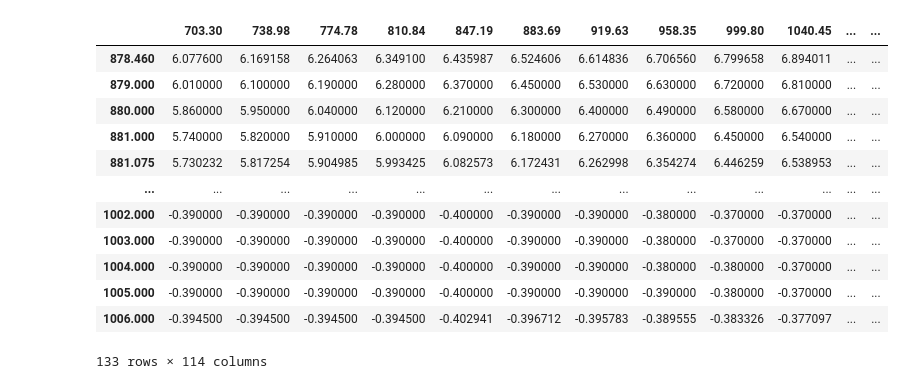
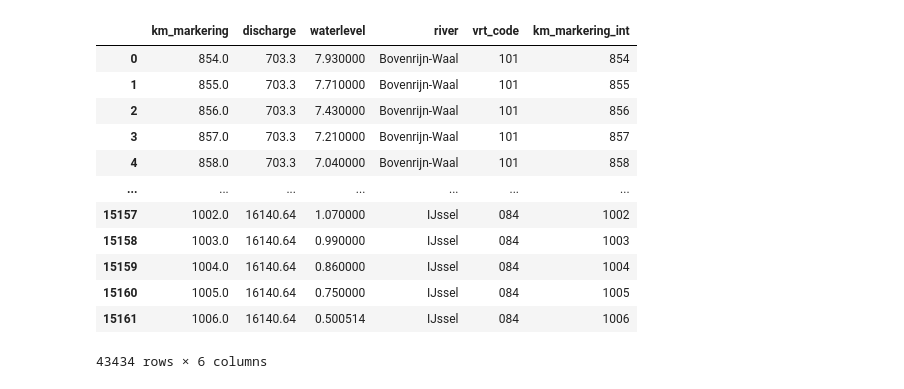
Before and after one commit to Deltares-research/digitaltwin-waterway, a Jupyter notebook: notebooks/waterdepths/read_waterdepth.ipynb, the cells around one changed output. Cells and saved outputs as stored; diff of their text form; code cells hidden in the pictures.

Commit message:
water depth update

```diff
--- a/notebooks/waterdepths/read_waterdepth.ipynb
+++ b/notebooks/waterdepths/read_waterdepth.ipynb
@@ -5,0 +9,2 @@ import geojson
+# %%
+data_dir = pathlib.Path('~/data/river/dtv/betrekkingslijnen')
@@ -6,12 +33,8 @@ import geojson
 # %%
 # betrekkingslijnen (From Remi)
-data = Path('~/data/vaarwegen/Betrekkingslijnen2018/Betrekkingslijnen_2018_h-Lobith_650-1780_rkm.xlsx')
-
-# https://geodata.nationaalgeoregister.nl/nwbvaarwegen/wfs?request=GetFeature&service=WFS&version=2.0.0&outputFormat=json&typeNames=nwbvaarwegen:kmmarkeringen
-kmmarkering = Path('~/data/vaarwegen/kilometerraaien/kmmarkeringen.geojson').expanduser()
-
-# https://geodata.nationaalgeoregister.nl/nwbvaarwegen/wfs?request=GetFeature&service=WFS&version=1.1.0&outputFormat=json&typeName=vaarwegvakken
-vaarwegvakken = Path('~/data/vaarwegen/kilometerraaien/vaarwegvakken.geojson').expanduser()
+betrekkingslijnen_lobith_path = data_dir / 'Betrekkingslijnen2018' / 'Betrekkingslijnen_2018_h-Lobith_650-1780_rkm.xlsx'
+kmmarkering_path = data_dir / 'kmmarkeringen.geojson'
+vaarwegvakken_path = data_dir / 'vaarwegvakken.geojson'
 
 # Excel sheet names with corresponding vaarwegvakken names
 sheet_names = {
@@ -19,26 +42,49 @@ sheet_names = {
     "Pkan-NRijn-Lek": "Pannerdensch Kanaal|Neder-Rijn|Lek",
     "IJssel": "IJssel"
 }
+
+
+name_vaarweg_codes = {
+    "Bovenrijn-Waal": "101",
+    "IJssel": "084",
+    "Pkan-NRijn-Lek": "103"
+}
 # %%
 # Read betrekingslijnen  NOTE: usecols is hardcoded!
-df = pd.read_excel(data, sheet_name=list(sheet_names.keys()), skiprows=[0, 1, 3, 4, 5], header=0, usecols="B:DL", index_col=0)
+lobith_df = pd.read_excel(betrekkingslijnen_lobith_path, sheet_name=list(sheet_names.keys()), skiprows=[0, 1, 3, 4, 5], header=0, usecols="B:DL", index_col=0)
 # %%
 # Column: Discharge Lobith [m3/s]
 # Row: Kilometermarkering
 # Cell: ws -> waterstand [m+NAP]
 
-df['IJssel']
+ # (name='km-markering')
+
+river_dfs = []
+for sheet_name in sheet_names:
+    river_df = lobith_df[sheet_name]
+    river_with_km = river_df.reset_index().rename(columns={'index': 'km_markering'})
+    river_flat = river_with_km.melt(id_vars=['km_markering'], value_name='waterlevel')
+    river_flat = river_flat.rename(columns={'variable': 'discharge'})
+    river_flat['river'] = sheet_name
+    river_flat['vrt_code'] = name_vaarweg_codes[sheet_name]
+    river_dfs.append(river_flat)
+
+river_df = pd.concat(river_dfs)
+river_df = river_df.dropna()
+
+river_df['km_markering_int'] = np.floor(river_df['km_markering']).astype('int')
+river_df
 # %% [output]
-|  | 703.30 | 738.98 | 774.78 | 810.84 | 847.19 | 883.69 | 919.63 | 958.35 | 999.80 | 1040.45 | ... | ... |
-| 878.460 | 6.077600 | 6.169158 | 6.264063 | 6.349100 | 6.435987 | 6.524606 | 6.614836 | 6.706560 | 6.799658 | 6.894011 | ... | ... |
-| 879.000 | 6.010000 | 6.100000 | 6.190000 | 6.280000 | 6.370000 | 6.450000 | 6.530000 | 6.630000 | 6.720000 | 6.810000 | ... | ... |
-| 880.000 | 5.860000 | 5.950000 | 6.040000 | 6.120000 | 6.210000 | 6.300000 | 6.400000 | 6.490000 | 6.580000 | 6.670000 | ... | ... |
-| 881.000 | 5.740000 | 5.820000 | 5.910000 | 6.000000 | 6.090000 | 6.180000 | 6.270000 | 6.360000 | 6.450000 | 6.540000 | ... | ... |
-| 881.075 | 5.730232 | 5.817254 | 5.904985 | 5.993425 | 6.082573 | 6.172431 | 6.262998 | 6.354274 | 6.446259 | 6.538953 | ... | ... |
-| ... | ... | ... | ... | ... | ... | ... | ... | ... | ... | ... | ... | ... |
-| 1002.000 | -0.390000 | -0.390000 | -0.390000 | -0.390000 | -0.400000 | -0.390000 | -0.390000 | -0.380000 | -0.370000 | -0.370000 | ... | ... |
-| 1003.000 | -0.390000 | -0.390000 | -0.390000 | -0.390000 | -0.400000 | -0.390000 | -0.390000 | -0.380000 | -0.370000 | -0.370000 | ... | ... |
-| 1004.000 | -0.390000 | -0.390000 | -0.390000 | -0.390000 | -0.400000 | -0.390000 | -0.390000 | -0.380000 | -0.380000 | -0.370000 | ... | ... |
-| 1005.000 | -0.390000 | -0.390000 | -0.390000 | -0.390000 | -0.400000 | -0.390000 | -0.390000 | -0.390000 | -0.380000 | -0.370000 | ... | ... |
-| 1006.000 | -0.394500 | -0.394500 | -0.394500 | -0.394500 | -0.402941 | -0.396712 | -0.395783 | -0.389555 | -0.383326 | -0.377097 | ... | ... |
+|  | km_markering | discharge | waterlevel | river | vrt_code | km_markering_int |
+| 0 | 854.0 | 703.3 | 7.930000 | Bovenrijn-Waal | 101 | 854 |
+| 1 | 855.0 | 703.3 | 7.710000 | Bovenrijn-Waal | 101 | 855 |
+| 2 | 856.0 | 703.3 | 7.430000 | Bovenrijn-Waal | 101 | 856 |
+| 3 | 857.0 | 703.3 | 7.210000 | Bovenrijn-Waal | 101 | 857 |
+| 4 | 858.0 | 703.3 | 7.040000 | Bovenrijn-Waal | 101 | 858 |
+| ... | ... | ... | ... | ... | ... | ... |
+| 15157 | 1002.0 | 16140.64 | 1.070000 | IJssel | 084 | 1002 |
+| 15158 | 1003.0 | 16140.64 | 0.990000 | IJssel | 084 | 1003 |
+| 15159 | 1004.0 | 16140.64 | 0.860000 | IJssel | 084 | 1004 |
+| 15160 | 1005.0 | 16140.64 | 0.750000 | IJssel | 084 | 1005 |
+| 15161 | 1006.0 | 16140.64 | 0.500514 | IJssel | 084 | 1006 |
-133 rows × 114 columns
+43434 rows × 6 columns
```
Also changed, not shown: parts of 16 cells of this notebook, 9 other files.
